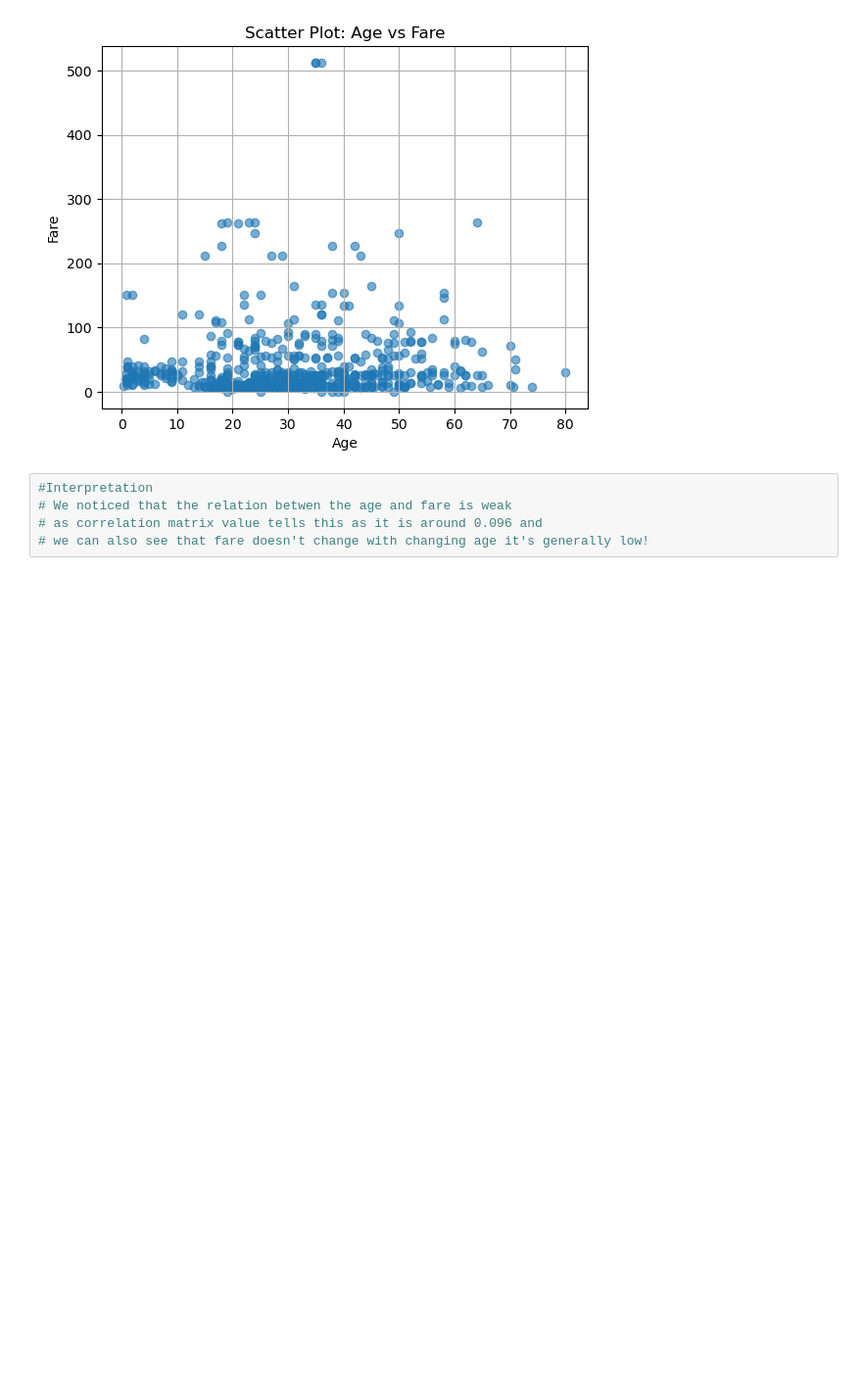
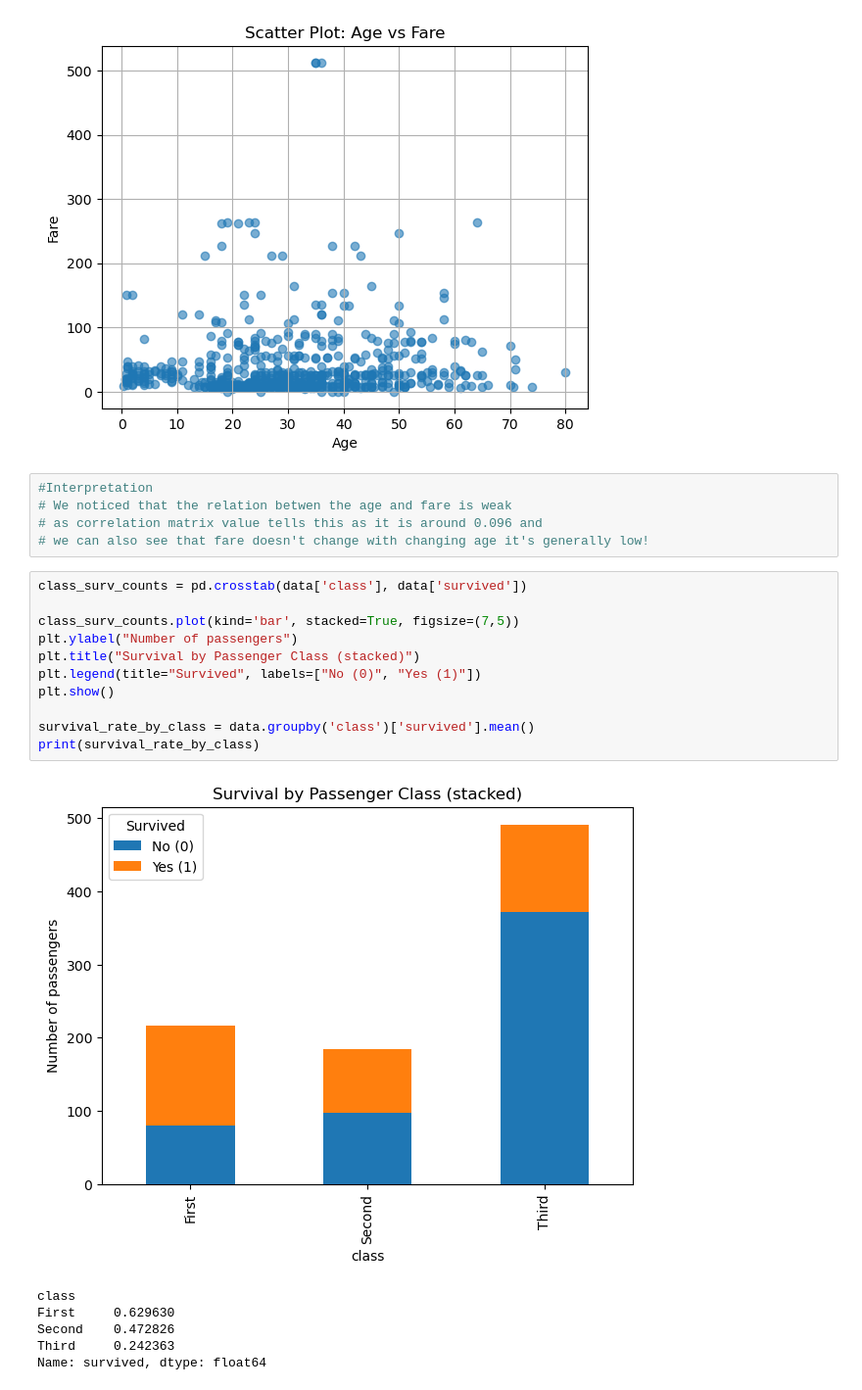
Before and after one commit to MIKU-intheverse/DS-Assignment, a Jupyter notebook: DS Lab 1.ipynb, the cells around one changed output. Shown at 98% size. Cells and saved outputs as stored; diff of their text form; blank space fills up the shorter version.

```diff
--- a/DS Lab 1.ipynb
+++ b/DS Lab 1.ipynb
@@ -176,3 +166,21 @@ plt.show()
 # We noticed that the relation betwen the age and fare is weak
 # as correlation matrix value tells this as it is around 0.096 and
 # we can also see that fare doesn't change with changing age it's generally low!
+# %%
+class_surv_counts = pd.crosstab(data['class'], data['survived'])
+
+class_surv_counts.plot(kind='bar', stacked=True, figsize=(7,5))
+plt.ylabel("Number of passengers")
+plt.title("Survival by Passenger Class (stacked)")
+plt.legend(title="Survived", labels=["No (0)", "Yes (1)"])
+plt.show()
+
+survival_rate_by_class = data.groupby('class')['survived'].mean()
+print(survival_rate_by_class)
+# %% [output]
+[figure, added]
+class
+First     0.629630
+Second    0.472826
+Third     0.242363
+Name: survived, dtype: float64
```
Also changed, not shown: parts of 1 cell of this notebook, 3 other files.
